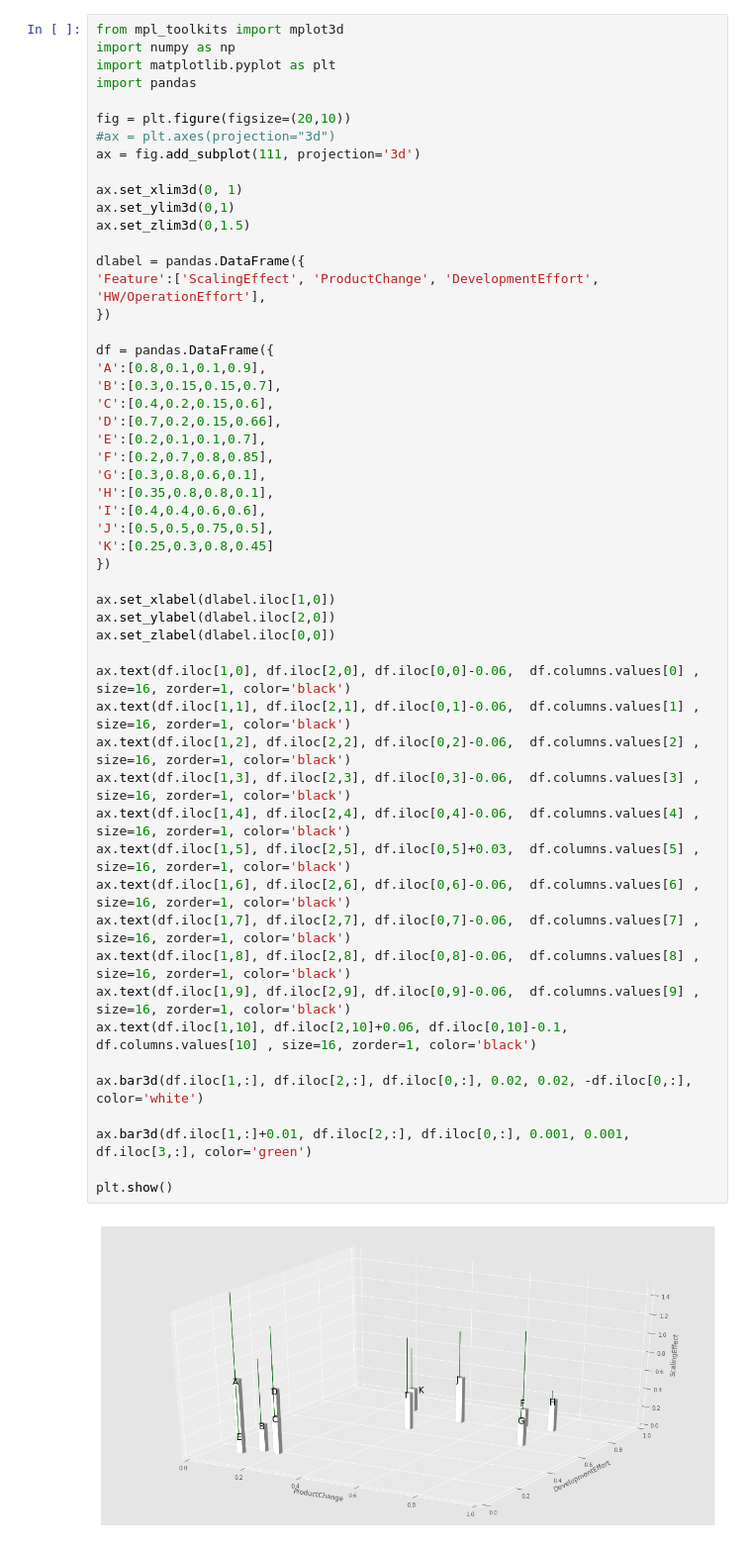
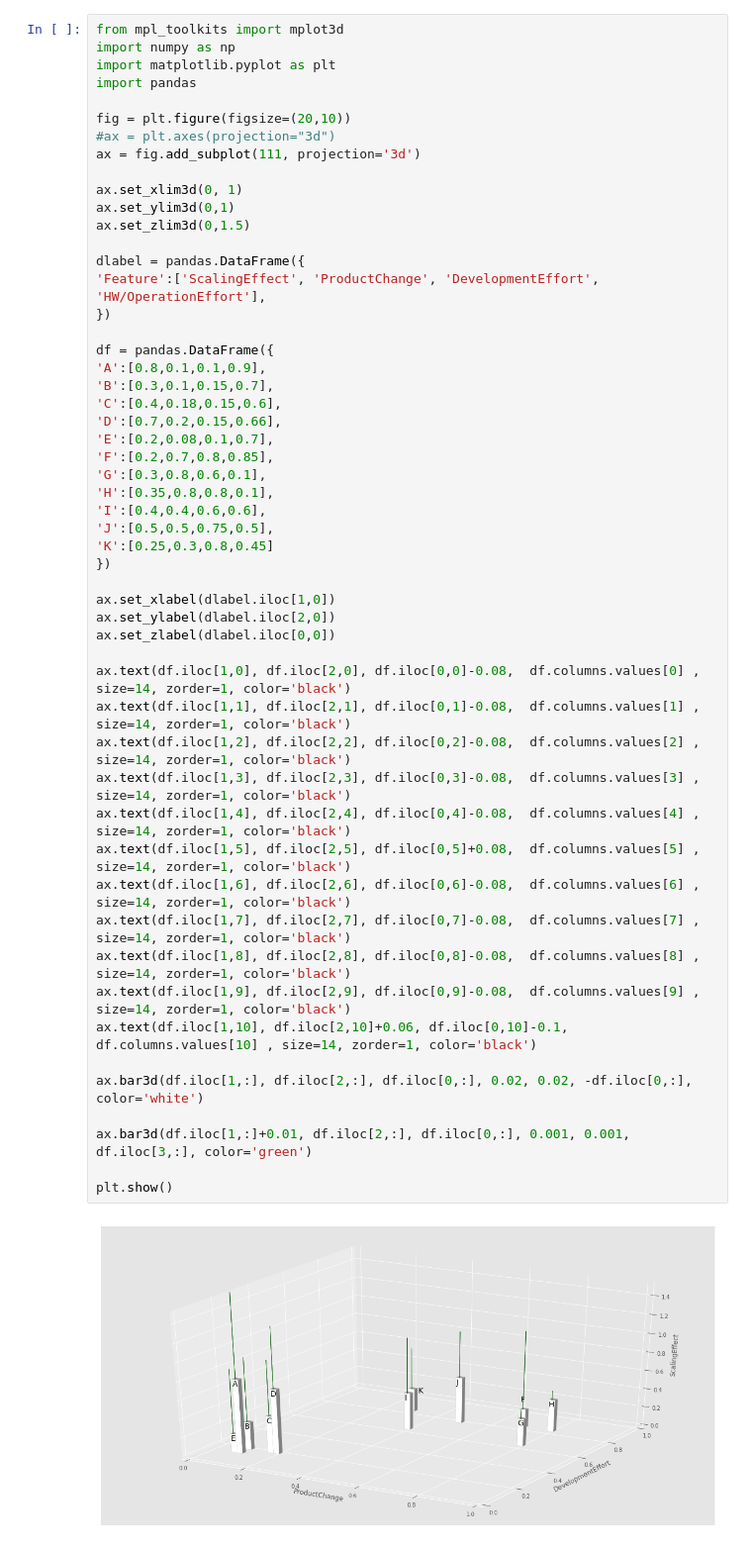
Before and after one commit to dev-main/Modeljpynb, a Jupyter notebook: 3dsimple.ipynb, the cells around one changed output. Shown at 99% size. Drawn from its saved outputs; the diff is of its cells as text.

```diff
--- a/3dsimple.ipynb
+++ b/3dsimple.ipynb
@@ -11,45 +11,45 @@ ax = fig.add_subplot(111, projection='3d')
 ax.set_xlim3d(0, 1)
 ax.set_ylim3d(0,1)
 ax.set_zlim3d(0,1.5)
 
 dlabel = pandas.DataFrame({
 'Feature':['ScalingEffect', 'ProductChange', 'DevelopmentEffort', 'HW/OperationEffort'],
 })
 
 df = pandas.DataFrame({
 'A':[0.8,0.1,0.1,0.9],
-'B':[0.3,0.15,0.15,0.7],
-'C':[0.4,0.2,0.15,0.6],
+'B':[0.3,0.1,0.15,0.7],
+'C':[0.4,0.18,0.15,0.6],
 'D':[0.7,0.2,0.15,0.66],
-'E':[0.2,0.1,0.1,0.7],
+'E':[0.2,0.08,0.1,0.7],
 'F':[0.2,0.7,0.8,0.85],
 'G':[0.3,0.8,0.6,0.1],
 'H':[0.35,0.8,0.8,0.1],
 'I':[0.4,0.4,0.6,0.6],
 'J':[0.5,0.5,0.75,0.5],
 'K':[0.25,0.3,0.8,0.45]
 })
 
 ax.set_xlabel(dlabel.iloc[1,0])
 ax.set_ylabel(dlabel.iloc[2,0])
 ax.set_zlabel(dlabel.iloc[0,0])
 
-ax.text(df.iloc[1,0], df.iloc[2,0], df.iloc[0,0]-0.06,  df.columns.values[0] , size=16, zorder=1, color='black')
-ax.text(df.iloc[1,1], df.iloc[2,1], df.iloc[0,1]-0.06,  df.columns.values[1] , size=16, zorder=1, color='black')
-ax.text(df.iloc[1,2], df.iloc[2,2], df.iloc[0,2]-0.06,  df.columns.values[2] , size=16, zorder=1, color='black')
-ax.text(df.iloc[1,3], df.iloc[2,3], df.iloc[0,3]-0.06,  df.columns.values[3] , size=16, zorder=1, color='black')
-ax.text(df.iloc[1,4], df.iloc[2,4], df.iloc[0,4]-0.06,  df.columns.values[4] , size=16, zorder=1, color='black')
-ax.text(df.iloc[1,5], df.iloc[2,5], df.iloc[0,5]+0.03,  df.columns.values[5] , size=16, zorder=1, color='black')
-ax.text(df.iloc[1,6], df.iloc[2,6], df.iloc[0,6]-0.06,  df.columns.values[6] , size=16, zorder=1, color='black')
-ax.text(df.iloc[1,7], df.iloc[2,7], df.iloc[0,7]-0.06,  df.columns.values[7] , size=16, zorder=1, color='black')
-ax.text(df.iloc[1,8], df.iloc[2,8], df.iloc[0,8]-0.06,  df.columns.values[8] , size=16, zorder=1, color='black')
-ax.text(df.iloc[1,9], df.iloc[2,9], df.iloc[0,9]-0.06,  df.columns.values[9] , size=16, zorder=1, color='black')
-ax.text(df.iloc[1,10], df.iloc[2,10]+0.06, df.iloc[0,10]-0.1, df.columns.values[10] , size=16, zorder=1, color='black')
+ax.text(df.iloc[1,0], df.iloc[2,0], df.iloc[0,0]-0.08,  df.columns.values[0] , size=14, zorder=1, color='black')
+ax.text(df.iloc[1,1], df.iloc[2,1], df.iloc[0,1]-0.08,  df.columns.values[1] , size=14, zorder=1, color='black')
+ax.text(df.iloc[1,2], df.iloc[2,2], df.iloc[0,2]-0.08,  df.columns.values[2] , size=14, zorder=1, color='black')
+ax.text(df.iloc[1,3], df.iloc[2,3], df.iloc[0,3]-0.08,  df.columns.values[3] , size=14, zorder=1, color='black')
+ax.text(df.iloc[1,4], df.iloc[2,4], df.iloc[0,4]-0.08,  df.columns.values[4] , size=14, zorder=1, color='black')
+ax.text(df.iloc[1,5], df.iloc[2,5], df.iloc[0,5]+0.08,  df.columns.values[5] , size=14, zorder=1, color='black')
+ax.text(df.iloc[1,6], df.iloc[2,6], df.iloc[0,6]-0.08,  df.columns.values[6] , size=14, zorder=1, color='black')
+ax.text(df.iloc[1,7], df.iloc[2,7], df.iloc[0,7]-0.08,  df.columns.values[7] , size=14, zorder=1, color='black')
+ax.text(df.iloc[1,8], df.iloc[2,8], df.iloc[0,8]-0.08,  df.columns.values[8] , size=14, zorder=1, color='black')
+ax.text(df.iloc[1,9], df.iloc[2,9], df.iloc[0,9]-0.08,  df.columns.values[9] , size=14, zorder=1, color='black')
+ax.text(df.iloc[1,10], df.iloc[2,10]+0.06, df.iloc[0,10]-0.1, df.columns.values[10] , size=14, zorder=1, color='black')
 
 ax.bar3d(df.iloc[1,:], df.iloc[2,:], df.iloc[0,:], 0.02, 0.02, -df.iloc[0,:], color='white')
 
 ax.bar3d(df.iloc[1,:]+0.01, df.iloc[2,:], df.iloc[0,:], 0.001, 0.001, df.iloc[3,:], color='green')
 
 plt.show()
 # %% [output]
-[figure, old version]
+[figure, new version]
```
Also changed, not shown: 1 other file.
